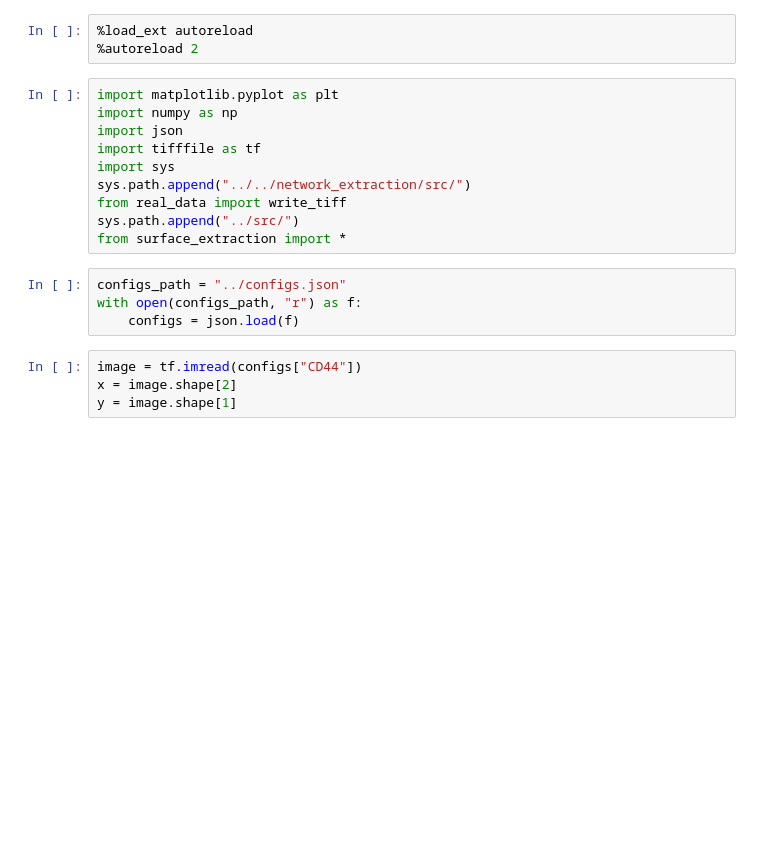
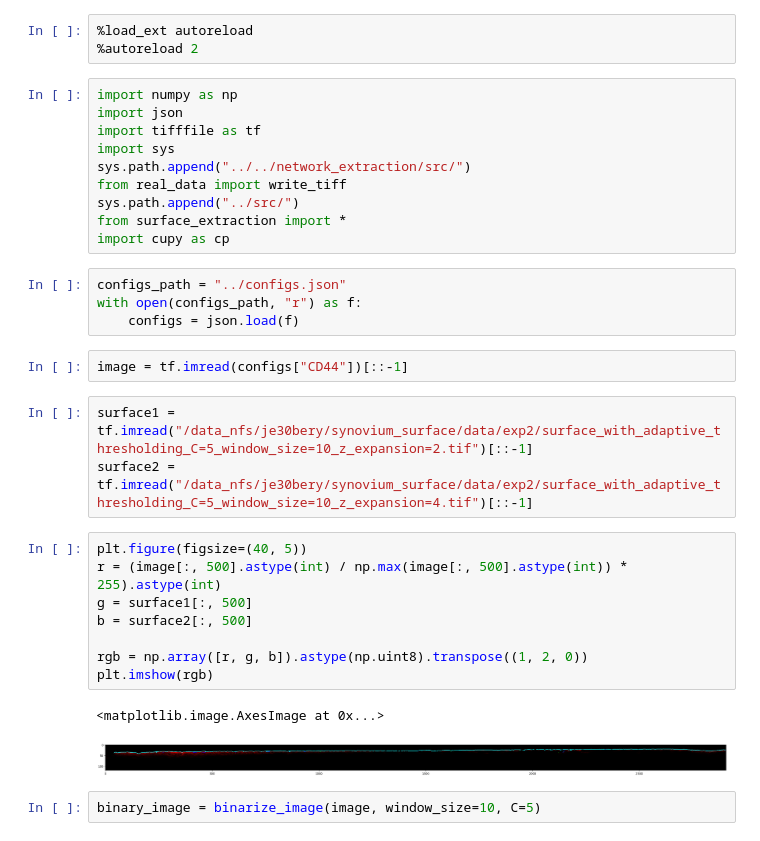
Before and after one commit to uderhardtlab/synovium_surface, a Jupyter notebook: notebooks/surface_extraction.ipynb, the cells around one changed output. Saved outputs shown, nothing was run; the diff lists cells and outputs as text; blank space fills up the shorter version.

Commit message:
surface extraction example 2

```diff
--- a/notebooks/surface_extraction.ipynb
+++ b/notebooks/surface_extraction.ipynb
@@ -2,7 +2,6 @@
 %load_ext autoreload
 %autoreload 2
 # %%
-import matplotlib.pyplot as plt
 import numpy as np
 import json
 import tifffile as tf
@@ -11,12 +10,27 @@ sys.path.append("../../network_extraction/src/")
 from real_data import write_tiff
 sys.path.append("../src/")
 from surface_extraction import *
+import cupy as cp
 # %%
 configs_path = "../configs.json"
 with open(configs_path, "r") as f:
     configs = json.load(f)
 # %%
-image = tf.imread(configs["CD44"])
-x = image.shape[2]
-y = image.shape[1]
+image = tf.imread(configs["CD44"])[::-1]
+# %%
+surface1 = tf.imread("/data_nfs/je30bery/synovium_surface/data/exp2/surface_with_adaptive_thresholding_C=5_window_size=10_z_expansion=2.tif")[::-1]
+surface2 = tf.imread("/data_nfs/je30bery/synovium_surface/data/exp2/surface_with_adaptive_thresholding_C=5_window_size=10_z_expansion=4.tif")[::-1]
+# %%
+plt.figure(figsize=(40, 5))
+r = (image[:, 500].astype(int) / np.max(image[:, 500].astype(int)) * 255).astype(int)
+g = surface1[:, 500]
+b = surface2[:, 500]
+
+rgb = np.array([r, g, b]).astype(np.uint8).transpose((1, 2, 0))
+plt.imshow(rgb)
+# %% [output]
+<matplotlib.image.AxesImage at 0x...>
+[figure, added]
+# %%
+binary_image = binarize_image(image, window_size=10, C=5)
 # %%
```
Also changed, not shown: parts of 7 cells of this notebook, 5 other files.
